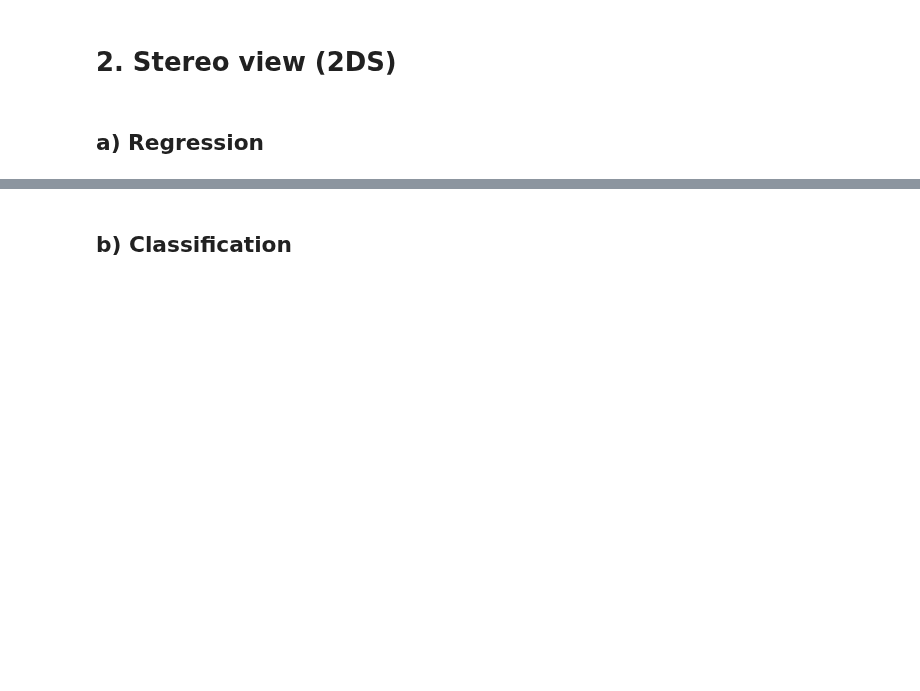
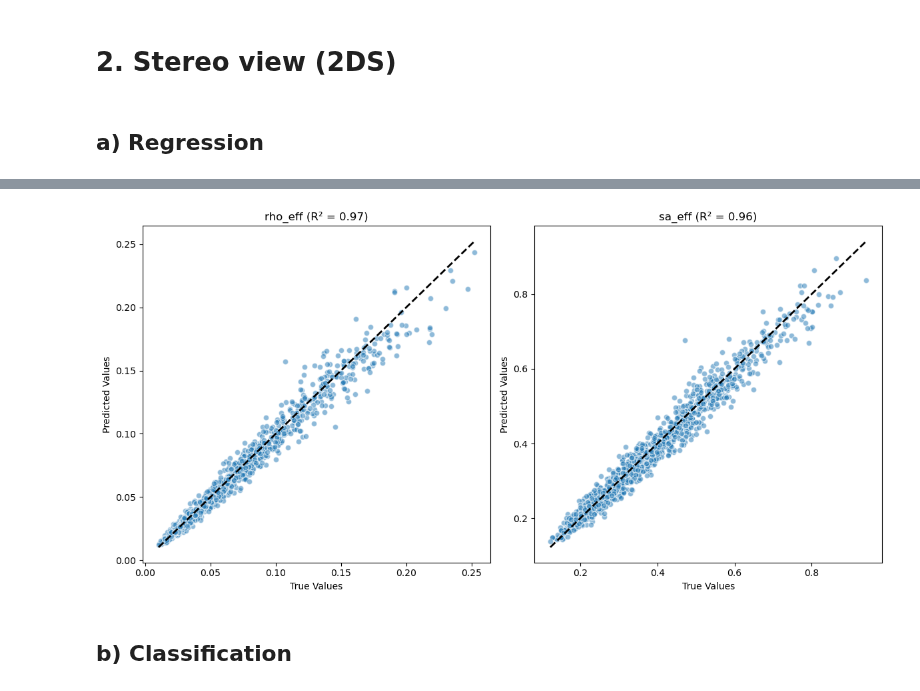
Before and after one commit to josephko91/ice3d, a Jupyter notebook: notebooks/train-models/01-train-mlp.ipynb, the cells around one changed output, grey strips where cells are left out. Drawn from its saved outputs; the diff is of its cells as text; code cells hidden in the pictures; blank space fills up the shorter version.

```diff
--- a/notebooks/train-models/01-train-mlp.ipynb
+++ b/notebooks/train-models/01-train-mlp.ipynb
@@ -439,21 +464,4 @@ data_path = os.path.join(data_dir, data_file)
 # %%
-# initiate data module
-dm = TabularDataModule(
-    data_file=data_path,
-    feature_names=features,
-    target_names=targets,
-    batch_size=64,
-    subset_size=1.0,
-    subset_seed=n_rand,
-    num_workers=16,
-    task_type='regression',
-    class_to_idx=None,
-    target_transform=log_transform,
-    train_idx=train_idx,
-    val_idx=val_idx,
-    test_idx=test_idx,
-)
-dm.setup()
 # iniate model
 model = MLPRegression(input_size=len(features),
 output_size=len(targets),
@@ -475,0 +532,67 @@ trainer.fit(model, dm)
+# %%
+# load model from checkpoint
+model_ckpt = '/home/jko/ice3d/models/lightning_logs/mlp-regression-stereo-2ds-subset-70k-csv/version_0/checkpoints/epoch=9-step=76570.ckpt'
+model = MLPRegression.load_from_checkpoint(
+    model_ckpt,
+    input_size=len(features),
+    output_size=len(targets),
+    learning_rate=lr
+)
+device = torch.device("cuda" if torch.cuda.is_available() else "cpu")
+model = model.to(device)
+model.eval()
+# Convert test data to PyTorch tensors
+test_loader = dm.test_dataloader()
+all_preds = []
+all_targets = []
+n_batches = 20  # Number of batches to process
+
+# Run inference on the test data and print progress
+with torch.no_grad():
+    total_batches = len(test_loader)
+    for i, batch in enumerate(test_loader):
+        if i >= n_batches:  # Stop after 20 batches
+            break
+        print(f"Processing batch {i + 1} out of {total_batches}...")
+        features, targets = batch
+        features = features.to(device)
+        targets = targets.to(device)
+        preds = model(features)
+        # Apply inverse log transform to both predictions and targets
+        preds = torch.exp(preds)  # Inverse of log
+        targets = torch.exp(targets)  # Inverse of log
+        all_preds.append(preds.cpu().numpy())
+        all_targets.append(targets.cpu().numpy())
+
+# Concatenate all predictions and targets
+all_preds = np.concatenate(all_preds, axis=0)
+all_targets = np.concatenate(all_targets, axis=0)
+
+# Compute R² values
+r2_rho = r2_score(all_targets[:, 0], all_preds[:, 0])
+r2_sa = r2_score(all_targets[:, 1], all_preds[:, 1])
+print(f'R² for rho_eff: {r2_rho:.2f}')
+print(f'R² for sa_eff: {r2_sa:.2f}')
+
+# Plot scatter plots
+fig, axes = plt.subplots(1, 2, figsize=(12, 6))
+
+# Scatter plot for rho_eff
+axes[0].scatter(all_targets[:, 0], all_preds[:, 0], alpha=0.5, edgecolor='white')
+axes[0].plot([all_targets[:, 0].min(), all_targets[:, 0].max()],
+             [all_targets[:, 0].min(), all_targets[:, 0].max()], 'k--', lw=2)
+axes[0].set_title(f'rho_eff (R² = {r2_rho:.2f})')
+axes[0].set_xlabel('True Values')
+axes[0].set_ylabel('Predicted Values')
+
+# Scatter plot for sa_eff
+axes[1].scatter(all_targets[:, 1], all_preds[:, 1], alpha=0.5, edgecolor='white')
+axes[1].plot([all_targets[:, 1].min(), all_targets[:, 1].max()],
+             [all_targets[:, 1].min(), all_targets[:, 1].max()], 'k--', lw=2)
+axes[1].set_title(f'sa_eff (R² = {r2_sa:.2f})')
+axes[1].set_xlabel('True Values')
+axes[1].set_ylabel('Predicted Values')
+
+plt.tight_layout()
+plt.show()
+# %% [output]
@@ -476,3 +616,4 @@ trainer.fit(model, dm)
+[figure, added]
 # %% [markdown]
 ## b) Classification
 # %%
```
Also changed, not shown: parts of 5 cells of this notebook.
